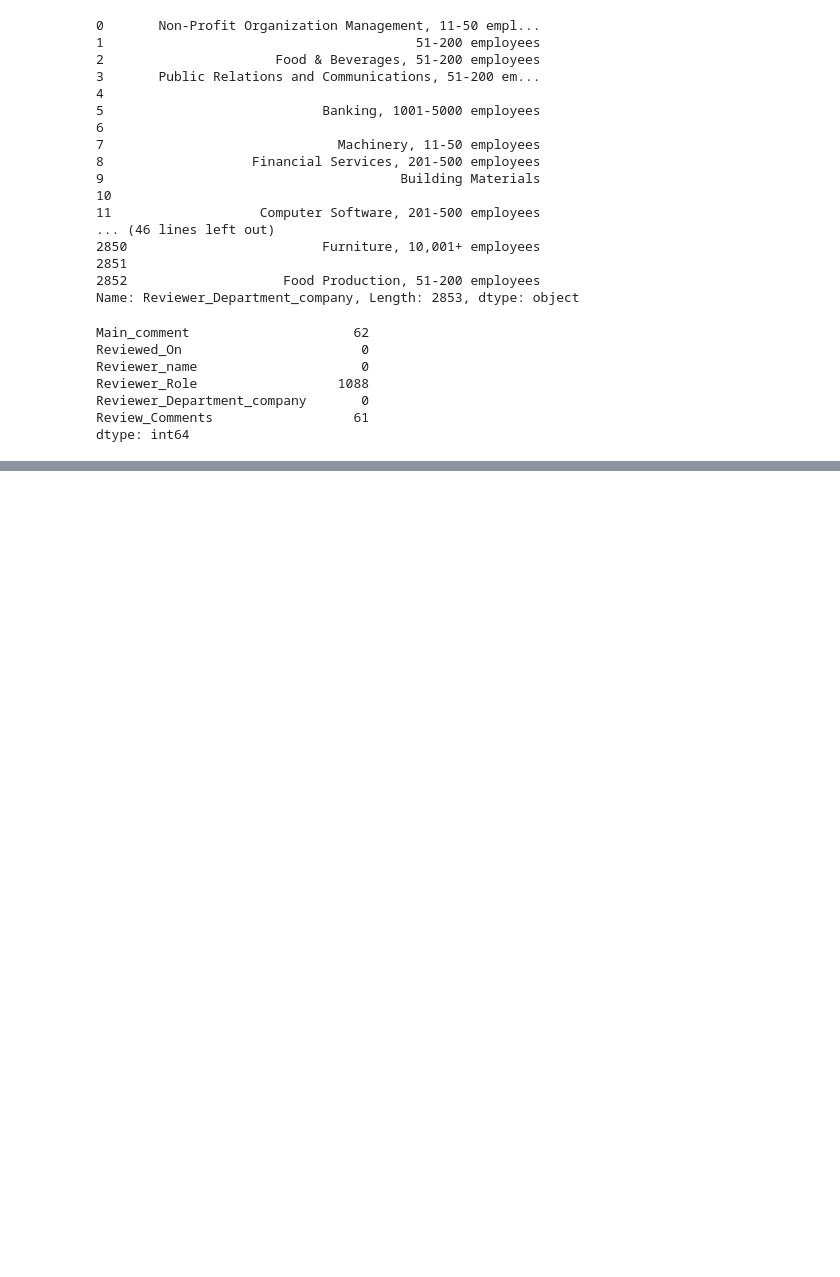
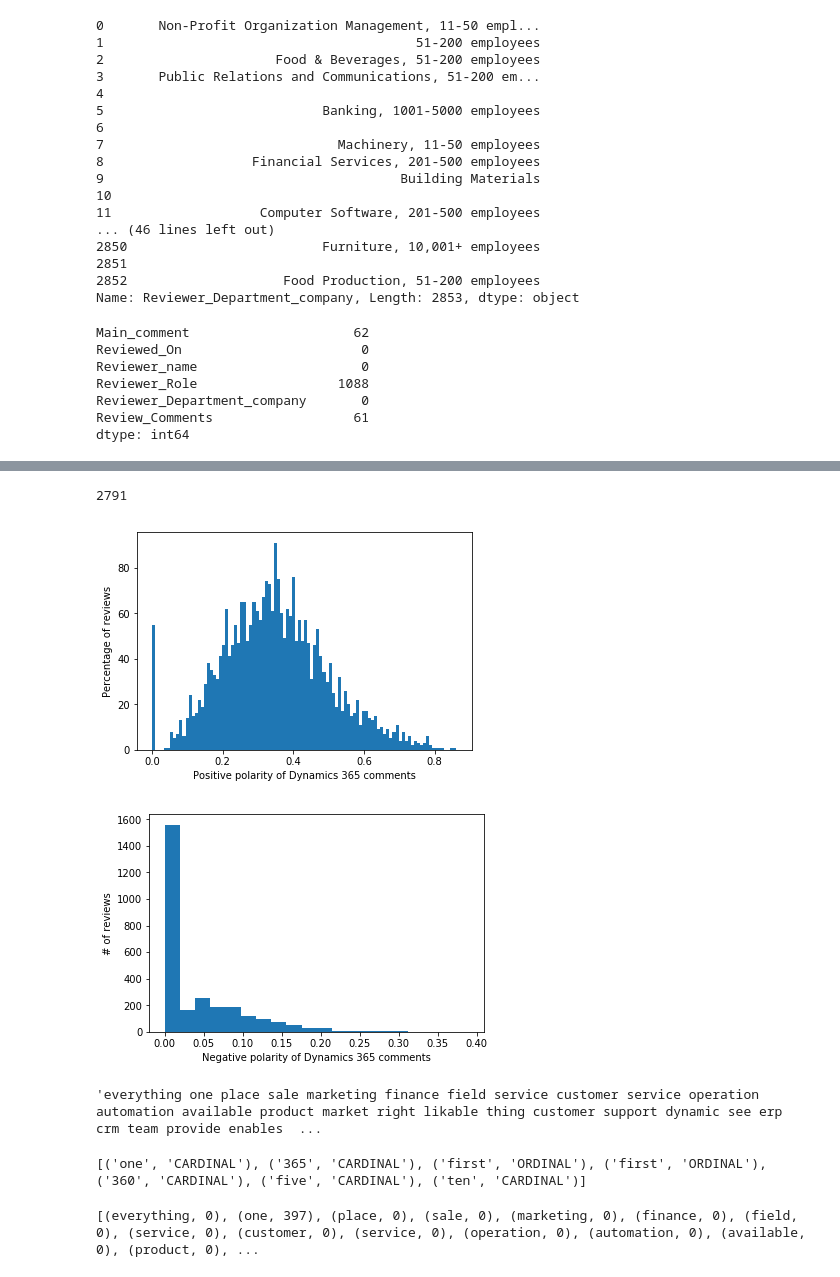
Before and after one commit to chaitanyakowtha/MachineLearning_Python, a Jupyter notebook: Reviews_SecondTrial.ipynb, the cells around one changed output, grey strips where cells are left out. Cells and saved outputs as stored; diff of their text form; code cells hidden in the pictures; blank space fills up the shorter version.

```diff
--- a/Reviews_SecondTrial.ipynb
+++ b/Reviews_SecondTrial.ipynb
@@ -208,0 +194,4 @@ Name: Reviews, Length: 2853, dtype: object
+# %%
+# Converting all of the review text to lower case
+D365_DroppingNas['Review_Comments'] = D365_DroppingNas['Review_Comments'].apply(lambda x : " ".join(x.lower() for x in x.split()))
+print(D365_DroppingNas['Review_Comments'].head())
@@ -208,0 +205,5 @@ Name: Reviews, Length: 2853, dtype: object
+# %%
+from nltk.corpus import stopwords
+stop_words = stopwords.words('english')
+D365_DroppingNas['Review_Comments'] = D365_DroppingNas['Review_Comments'].apply(lambda x : " ".join(x for x in x.split() if x not in stop_words))
+print(D365_DroppingNas['Review_Comments'].head())
@@ -208,0 +219,7 @@ Name: Reviews, Length: 2853, dtype: object
+# %%
+# Now lemmatizing before we tokenize as we are not able to apply lemmatizer with 'apply' for a list
+from nltk.stem import WordNetLemmatizer
+lemmatizer = WordNetLemmatizer()
+D365_DroppingNas['Review_Comments'] = D365_DroppingNas['Review_Comments'].apply(lambda x: " ".join(lemmatizer.lemmatize(x) for x in x.split()))
+print(D365_DroppingNas['Review_Comments'].head())
+print(D365_DroppingNas['Review_Comments'].tail())
@@ -208,0 +271,13 @@ Name: Reviews, Length: 2853, dtype: object
+# %%
+from nltk.sentiment.vader import SentimentIntensityAnalyzer
+sid = SentimentIntensityAnalyzer()
+pos = []
+neg = []
+for review in D365_DroppingNas['Review_Comments']:
+    print(review)
+    ss = sid.polarity_scores(review)
+    pos.append(sid.polarity_scores(review)['pos'])
+    neg.append(sid.polarity_scores(review)['neg'])
+    #for k in sorted(ss):
+     #   print('{0}: {1}, '.format(k, ss[k]), end='')
+    #print()
@@ -208,0 +302,4 @@ Name: Reviews, Length: 2853, dtype: object
+# %%
+len(pos)
+# %% [output]
+2791
@@ -208,0 +308,12 @@ Name: Reviews, Length: 2853, dtype: object
+# %%
+plt.hist(pos, bins= 100)
+plt.xlabel('Positive polarity of Dynamics 365 comments')
+plt.ylabel('Percentage of reviews')
+plt.show()
+plt.hist(neg, bins= 20)
+plt.xlabel('Negative polarity of Dynamics 365 comments')
+plt.ylabel('# of reviews')
+plt.show()
+# %% [output]
+[figure, added]
+[figure, added]
@@ -208,0 +322,13 @@ Name: Reviews, Length: 2853, dtype: object
+# %%
+D365_DroppingNas['Review_Comments'][0]
+# %% [output]
+'everything one place sale marketing finance field service customer service operation automation available product market right likable thing customer support dynamic see erp crm team provide enables  ...
+# %%
+doc = nlp(D365_DroppingNas['Review_Comments'][0])
+print([(x.text, x.label_) for x in doc.ents])
+# %% [output]
+[('one', 'CARDINAL'), ('365', 'CARDINAL'), ('first', 'ORDINAL'), ('first', 'ORDINAL'), ('360', 'CARDINAL'), ('five', 'CARDINAL'), ('ten', 'CARDINAL')]
+# %%
+print([(x,x.ent_type) for x in nlp(D365_DroppingNas['Review_Comments'][0])])
+# %% [output]
+[(everything, 0), (one, 397), (place, 0), (sale, 0), (marketing, 0), (finance, 0), (field, 0), (service, 0), (customer, 0), (service, 0), (operation, 0), (automation, 0), (available, 0), (product, 0), ...
```
Also changed, not shown: parts of 53 cells of this notebook.
